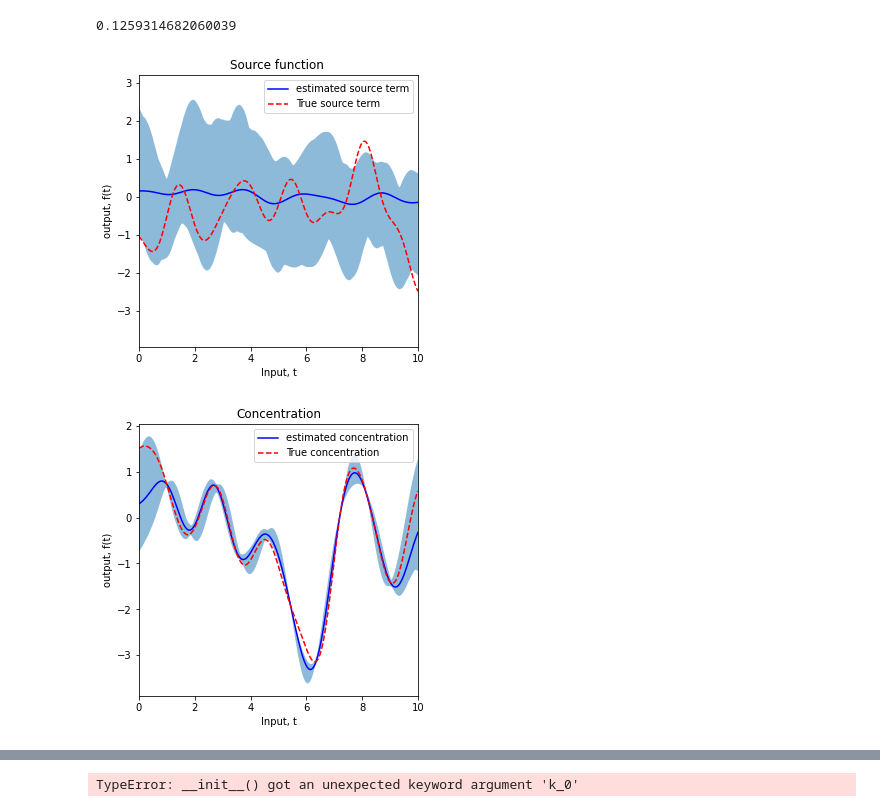
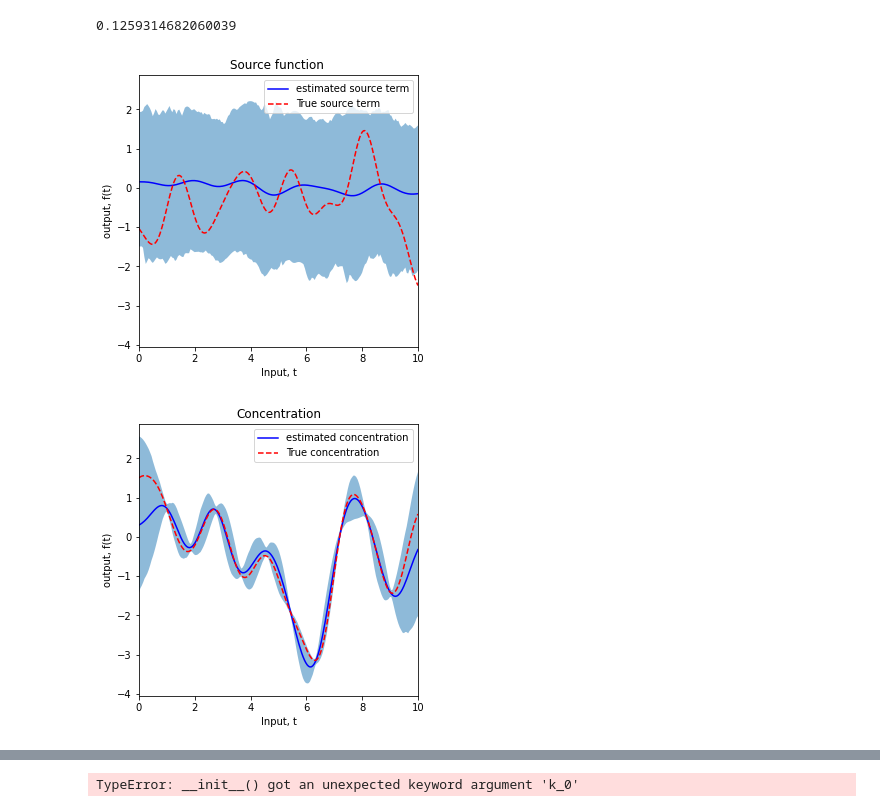
Before and after one commit to SheffieldML/advectionGP, a Jupyter notebook: jupyter/DemoShiftOperator1D.ipynb, the cells around one changed output, grey strips where cells are left out. Drawn from its saved outputs; the diff is of its cells as text; code cells hidden in the pictures.

```diff
--- a/jupyter/DemoShiftOperator1D.ipynb
+++ b/jupyter/DemoShiftOperator1D.ipynb
@@ -141,7 +141,7 @@ np.mean((concTrain-concInfer)**2)
 # %%
 source_samples = []
 conc_samples=[]
-for z_samp in np.random.multivariate_normal(meanZ, covZ,10):
+for z_samp in np.random.multivariate_normal(meanZ, covZ,200):
     source_samples.append(mInfer.computeSourceFromPhi(z_samp,mInfer.shiftCoords))
     conc_samples.append(mInfer.computeConcentration(mInfer.computeSourceFromPhi(z_samp,mInfer.shiftCoords)))
 source_samples=np.array(source_samples)
@@ -165,32 +165,32 @@ plt.plot(xtest,sourceGT,'r--')
 #plt.plot(xtest,source_samples.T,'g-',alpha=0.3)
 #plt.fill_between(xtest,s_z_l,s_z_upper,alpha=0.5)
 plt.fill_between(xtest,source_lower_ci,source_upper_ci,alpha=0.5)
 plt.legend(labels=["estimated source term","True source term"])
 plt.title("Source function ")
 plt.xlabel("Input, t")
 plt.ylabel("output, f(t)")
 #plt.ylim([-5,5])
 plt.xlim([0,10])
 plt.savefig('NumberFeature%d.pdf' % N_feat)
 plt.show()
 
 #plt.figure(figsize=(15, 10))
 xtest=np.arange(Nt)
 xtest=mInfer.coords.flatten()
 plt.plot(xtest,concInfer,'b-')
 plt.plot(xtest,concTrain,'r--')
 
 #plt.plot(xtest,source_samples.T,'g-',alpha=0.3)
 #plt.fill_between(xtest,s_z_l,s_z_upper,alpha=0.5)
 plt.fill_between(xtest,conc_lower_ci,conc_upper_ci,alpha=0.5)
 plt.legend(labels=["estimated concentration","True concentration"])
 plt.title("Concentration")
 plt.xlabel("Input, t")
 plt.ylabel("output, f(t)")
 #plt.ylim([-5,5])
 plt.xlim([0,10])
 plt.savefig('NumberFeature%d.pdf' % N_feat)
 plt.show()
 # %% [output]
-[figure, old version]
+[figure, new version]
-[figure, old version]
+[figure, new version]
```
Also changed, not shown: parts of 8 cells of this notebook, 3 other files.
